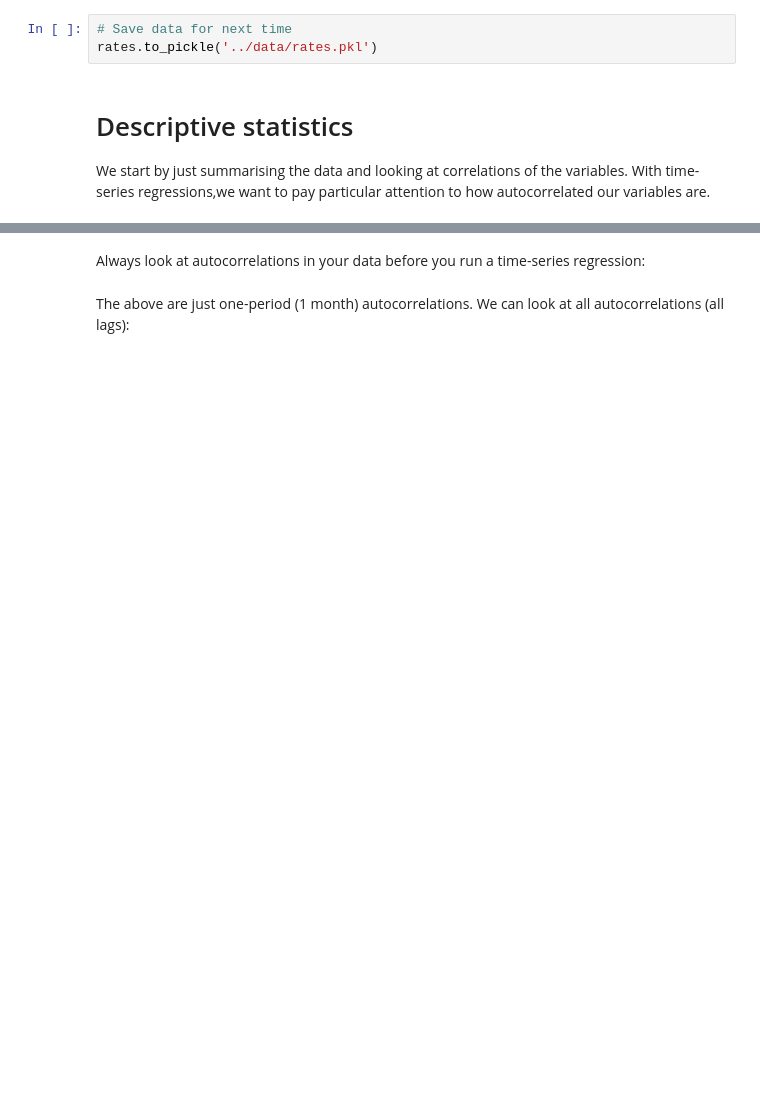
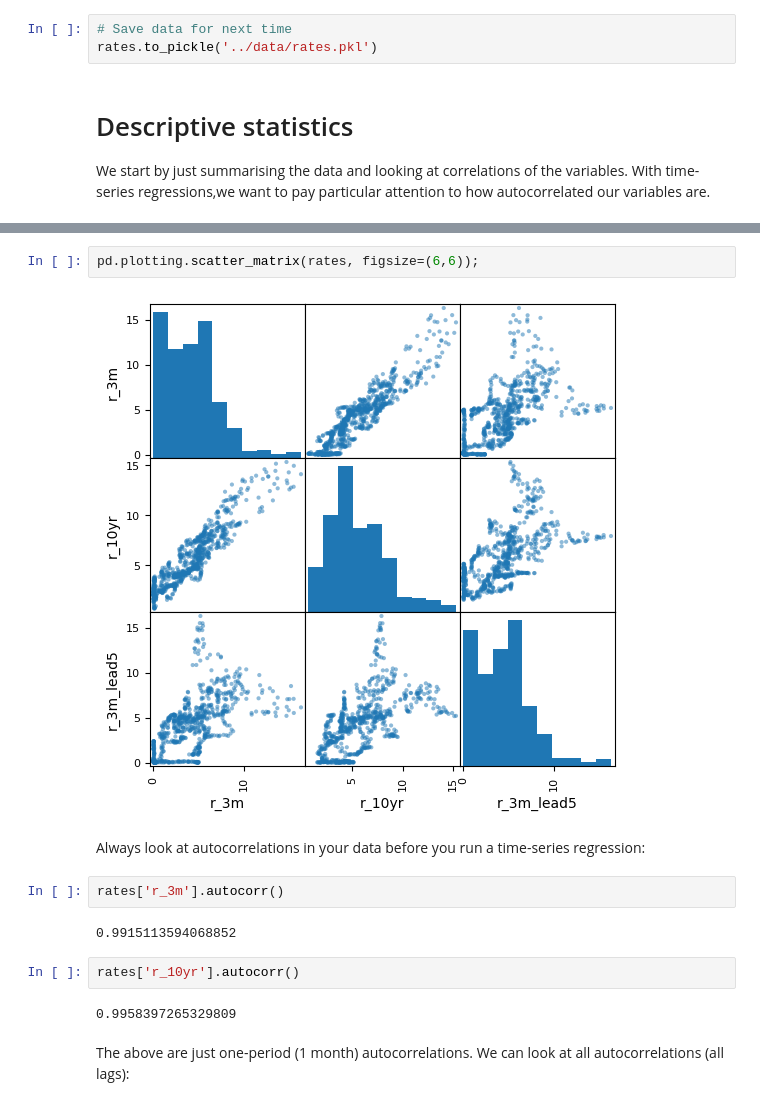
Before and after one commit to ionmihai/class_python_for_finance, a Jupyter notebook: lecture22_regression_timeseries_robust/lecture22_wocode_inclass.ipynb, the cells around one changed output, grey strips where cells are left out. Saved outputs shown, nothing was run; the diff lists cells and outputs as text; blank space fills up the shorter version.

```diff
--- a/lecture22_regression_timeseries_robust/lecture22_wocode_inclass.ipynb
+++ b/lecture22_regression_timeseries_robust/lecture22_wocode_inclass.ipynb
@@ -69,4 +137,16 @@ We start by just summarising the data and looking at correlations of the variabl
+# %%
+pd.plotting.scatter_matrix(rates, figsize=(6,6));
+# %% [output]
+[figure, added]
 # %% [markdown]
 Always look at autocorrelations in your data before you run a time-series regression:
+# %%
+rates['r_3m'].autocorr()
+# %% [output]
+0.9915113594068852
+# %%
+rates['r_10yr'].autocorr()
+# %% [output]
+0.9958397265329809
 # %% [markdown]
 The above are just one-period (1 month) autocorrelations. We can look at all autocorrelations (all lags):
```
Also changed, not shown: parts of 32 cells of this notebook.
